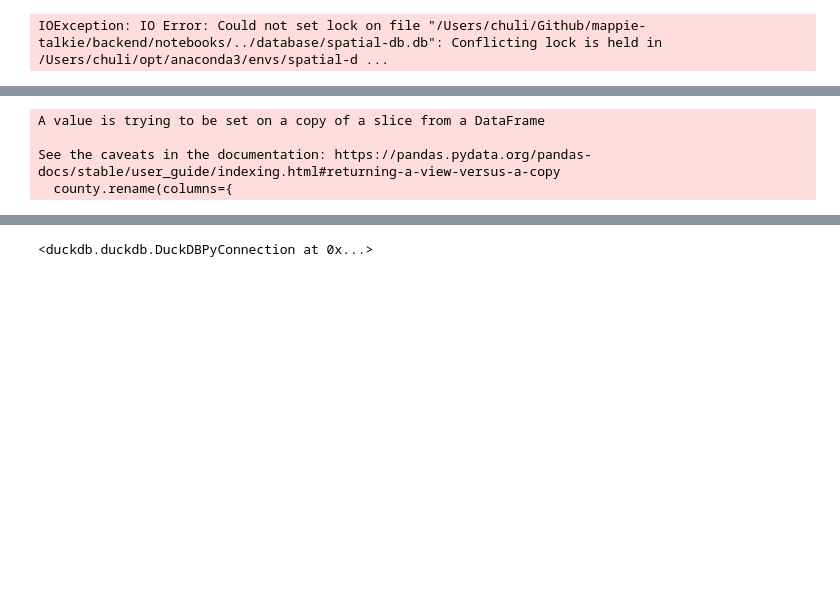
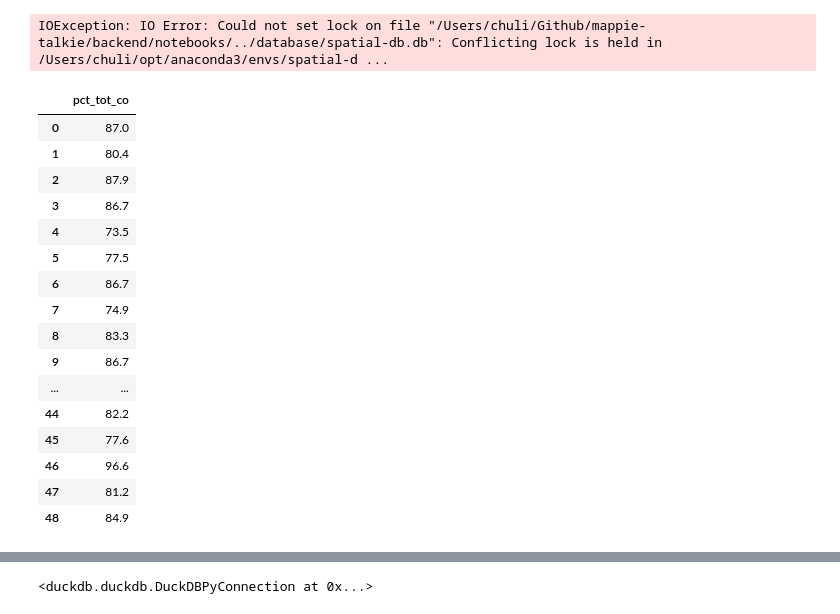
Before and after one commit to makeabilitylab/geovisa11y, a Jupyter notebook: backend/notebooks/writing-to-state-db.ipynb, the cells around one changed output, grey strips where cells are left out. Saved outputs shown, nothing was run; the diff lists cells and outputs as text; code cells hidden in the pictures; blank space fills up the shorter version.

```diff
--- a/backend/notebooks/writing-to-state-db.ipynb
+++ b/backend/notebooks/writing-to-state-db.ipynb
@@ -13,6 +13,26 @@ con.install_extension("spatial")
 con.load_extension("spatial")
 # %%
 states = gpd.read_file('data/00_state/state.shp')
+# %%
+states[['pct_tot_co']]
+# %% [output]
+|  | pct_tot_co |
+| 0 | 87.0 |
+| 1 | 80.4 |
+| 2 | 87.9 |
+| 3 | 86.7 |
+| 4 | 73.5 |
+| 5 | 77.5 |
+| 6 | 86.7 |
+| 7 | 74.9 |
+| 8 | 83.3 |
+| 9 | 86.7 |
+| ... | ... |
+| 44 | 82.2 |
+| 45 | 77.6 |
+| 46 | 96.6 |
+| 47 | 81.2 |
+| 48 | 84.9 |
 # %%
 states.head()
 # %% [output]
@@ -23,23 +43,6 @@ states.head()
 | 3 | 6 | California | 252.51050 | 0.038160 | 0.023834 | 37.215333 | -119.663871 | ['Oregon', 'none', 'none', 'Nevada'] | 39029342 | ... |
 | 4 | 8 | Colorado | 55.68269 | 0.022252 | 0.026464 | 38.998532 | -105.547821 | ['Wyoming', 'New Mexico', 'Utah',... | 5839926 | ... |
 5 rows × 31 columns
-# %%
-county = states[['state_name', 'ppl_densit', 'pct_gas', 'pct_electr', 'pct_oil', 'pct_tot_co', 'pct_no_bb_']]
-# rename
-county.rename(columns={
-    'ppl_densit': 'population_density',
-    'pct_gas': 'gas_percentage',
-    'pct_electr': 'electricity_percentage',
-    'pct_oil': 'oil_percentage',
-    'pct_tot_co': 'percentage_of_underserved_population',
-    'pct_no_bb_': 'percentage_of_population_without_broadband_or_computer'
-}, inplace=True)
-county.to_csv('./state_cache.csv', index=False)
-# %% [output]
-A value is trying to be set on a copy of a slice from a DataFrame
-
-See the caveats in the documentation: https://pandas.pydata.org/pandas-docs/stable/user_guide/indexing.html#returning-a-view-versus-a-copy
-  county.rename(columns={
 # %%
 #read the shapefile into duckdb
 con.sql("SELECT * FROM ST_Read('data/00_state/state.shp')")
```
Also changed, not shown: 5 other files.
